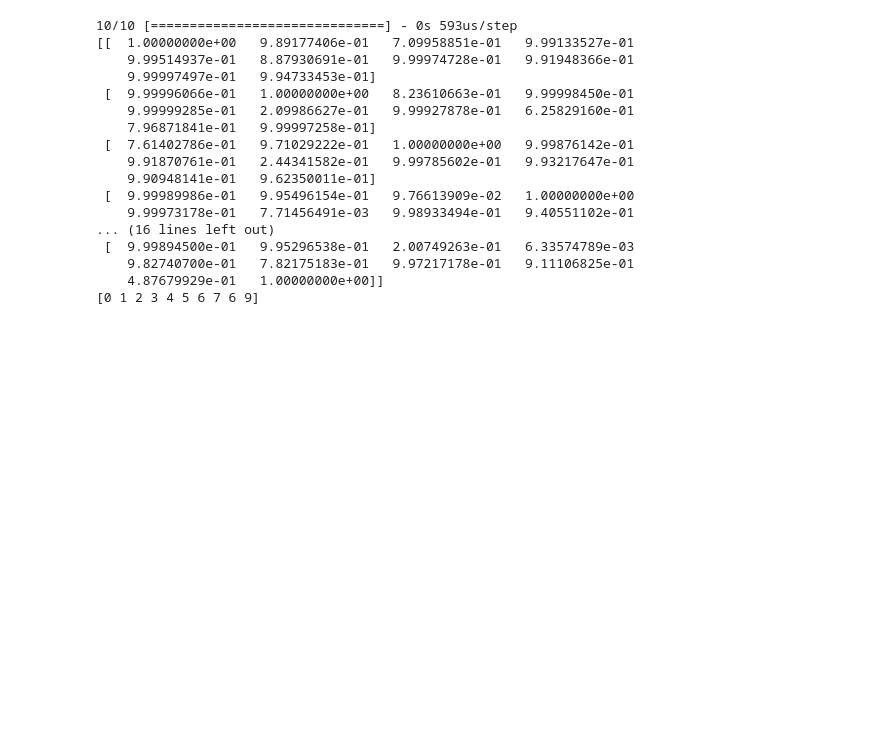
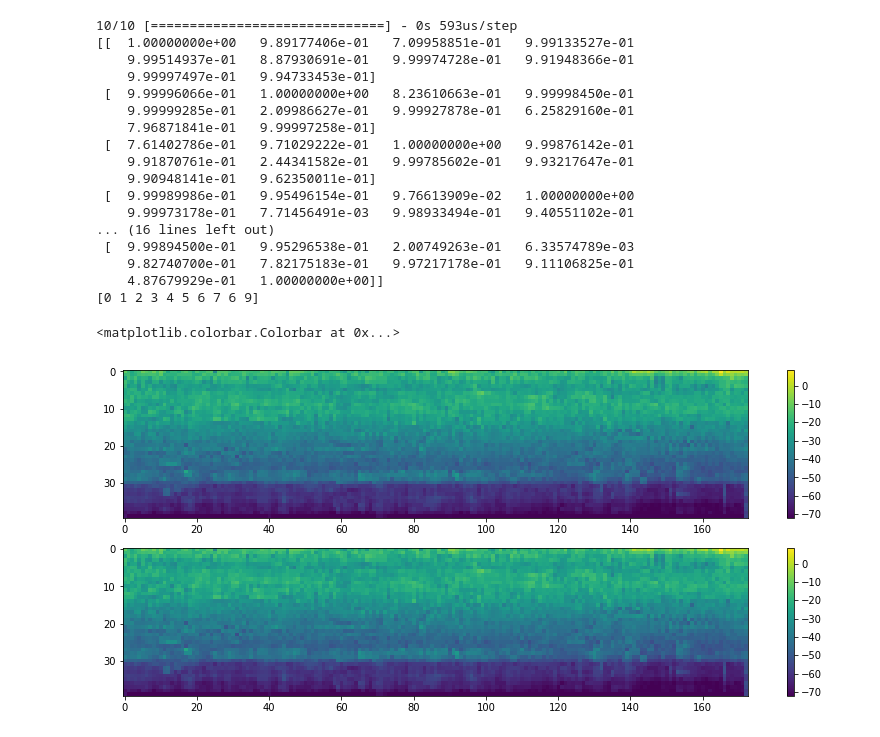
Before and after one commit to iwonasob/DLGdansk, a Jupyter notebook: What has our model learnt?.ipynb, the cells around one changed output. Saved outputs shown, nothing was run; the diff lists cells and outputs as text; code cells hidden in the pictures; blank space fills up the shorter version.

```diff
--- a/What has our model learnt?.ipynb
+++ b/What has our model learnt?.ipynb
@@ -157,7 +134,7 @@ for out in range(0,10):
     iterate = K.function([input_data], [loss, grads])
 
     input_data_gen = np.random.random((1, n_frames, n_features, 1))
-    for i in range(50):
+    for i in range(100):
         loss_value, grads_value = iterate([input_data_gen])
         input_data_gen += grads_value * step
         #print('Current loss value:', loss_value)
@@ -195,3 +172,37 @@ print(prediction.argmax(axis=0))
     9.82740700e-01   7.82175183e-01   9.97217178e-01   9.11106825e-01
     4.87679929e-01   1.00000000e+00]]
 [0 1 2 3 4 5 6 7 6 9]
+# %%
+loss = K.mean(model.output[:, ])
+
+grads = 0
+# compute the gradient of the input picture wrt this loss
+grads = K.gradients(loss, input_data)[0]
+
+# normalization trick: we normalize the gradient
+grads /= (K.sqrt(K.mean(K.square(grads))) + 1e-5)
+
+# this function returns the loss and grads given the input picture
+iterate = K.function([input_data], [loss, grads])
+
+input_spec = X_test[0].T
+input_data_gen = np.expand_dims(input_spec, 0)
+input_data_gen = np.expand_dims(input_data_gen, 3)
+for i in range(500):
+    loss_value, grads_value = iterate([input_data_gen])
+    input_data_gen += grads_value * step
+    #print('Current loss value:', loss_value)
+    #print('Current grad value:', grads_value)
+    if loss_value <= 0:
+       # some filters get stuck to 0, we can skip them
+        break
+f=plt.figure()
+plt.subplot(2,1,1)
+plt.imshow(input_spec.T, aspect='auto')
+plt.colorbar()
+plt.subplot(2,1,2)
+plt.imshow(input_data_gen[0,:,:,0].T, aspect='auto')
+plt.colorbar()
+# %% [output]
+<matplotlib.colorbar.Colorbar at 0x...>
+[figure, added]
```
Also changed, not shown: parts of 8 cells of this notebook, 10 other files.
